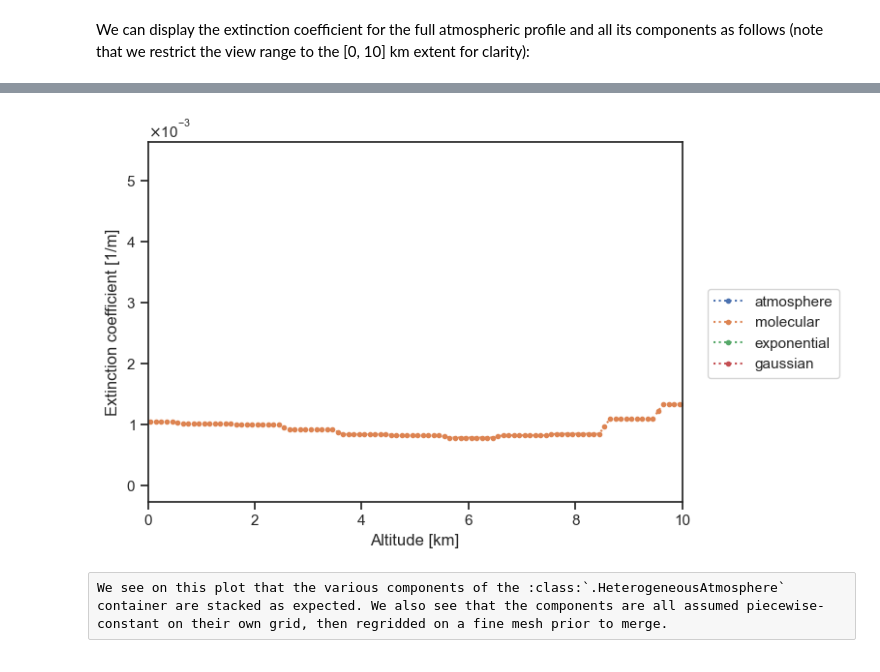
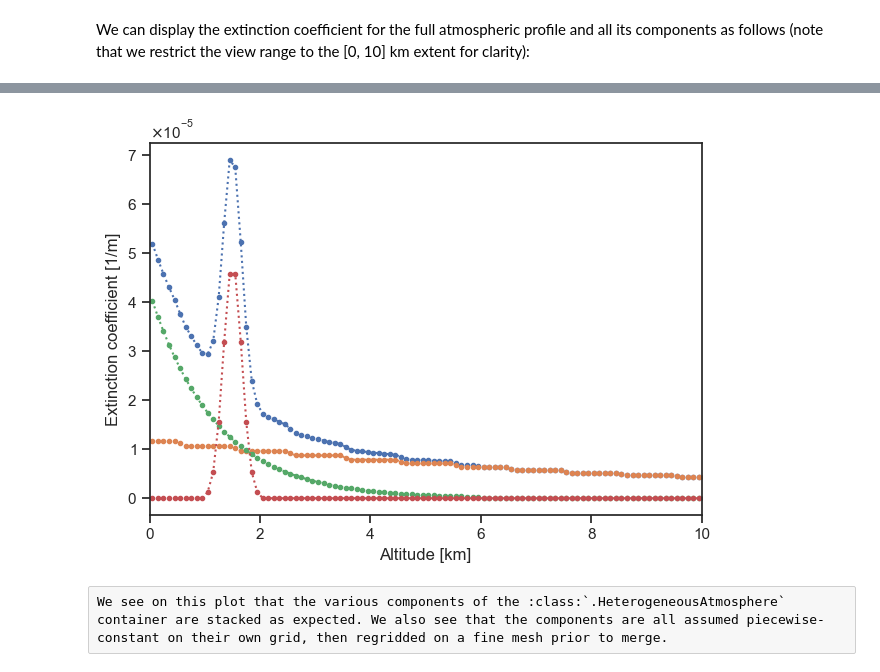
Before and after one commit to eradiate/eradiate-tutorials, a Jupyter notebook: getting_started/particle_layer.ipynb, the cells around one changed output, grey strips where cells are left out. Saved outputs shown, nothing was run; the diff lists cells and outputs as text; code cells hidden in the pictures.

Commit message:
Update and fix atmosphere-related tutorials

```diff
--- a/getting_started/particle_layer.ipynb
+++ b/getting_started/particle_layer.ipynb
@@ -192,15 +192,14 @@ We can display the extinction coefficient for the full atmospheric profile and a
 # %%
 plot_sigma_t(
     atmosphere,
     atmosphere.molecular_atmosphere,
     exponential,
     gaussian,
-    labels=["atmosphere", "molecular", "exponential", "gaussian"],
     altitude_extent=(0, 10),
 )
 # %% [output]
 [interactive output not drawn]
-[figure, old version]
+[figure, new version]
 # %% [raw]
 We see on this plot that the various components of the :class:`.HeterogeneousAtmosphere` container are stacked as expected. We also see that the components are all assumed piecewise-constant on their own grid, then regridded on a fine mesh prior to merge.
 # %% [markdown]
```
Also changed, not shown: parts of 2 cells of this notebook, 1 other file.
